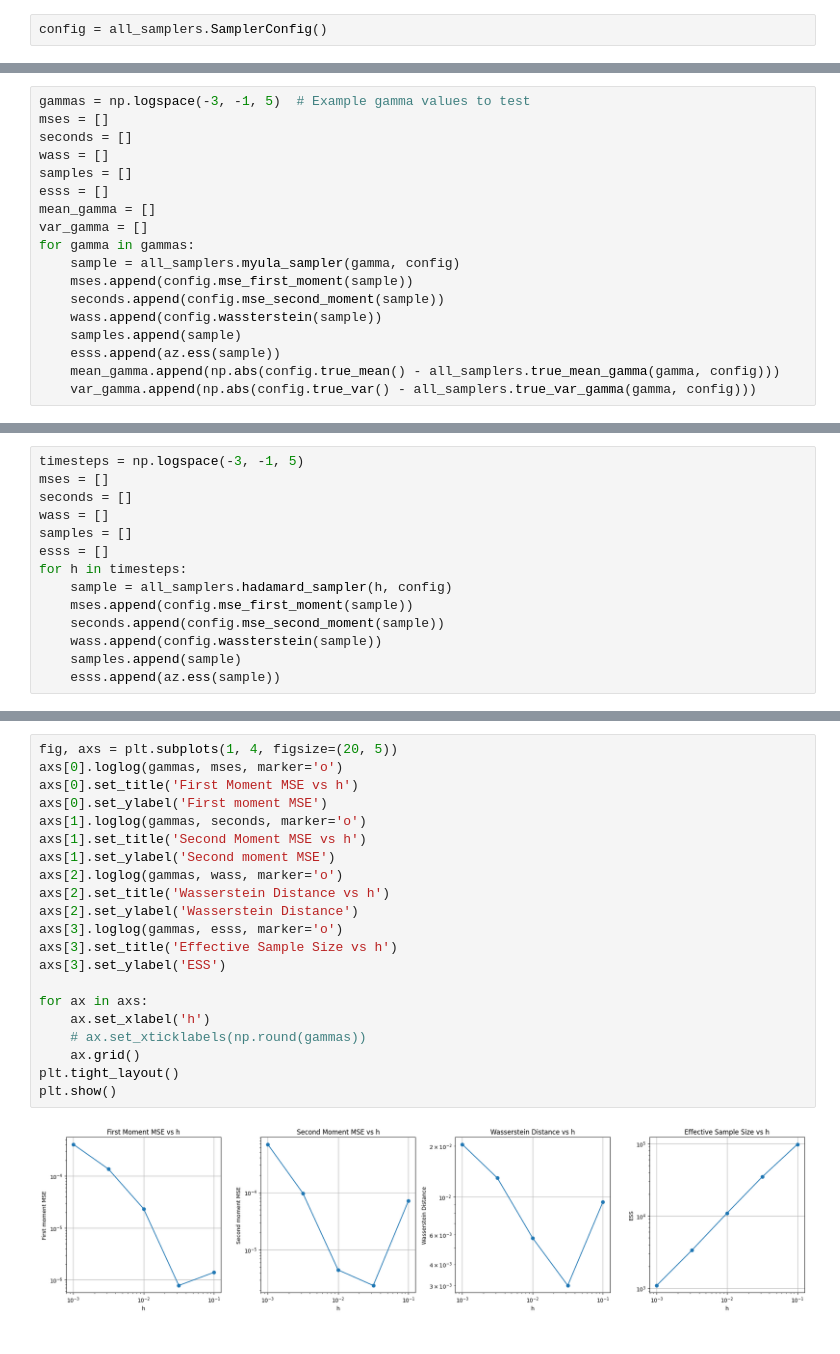
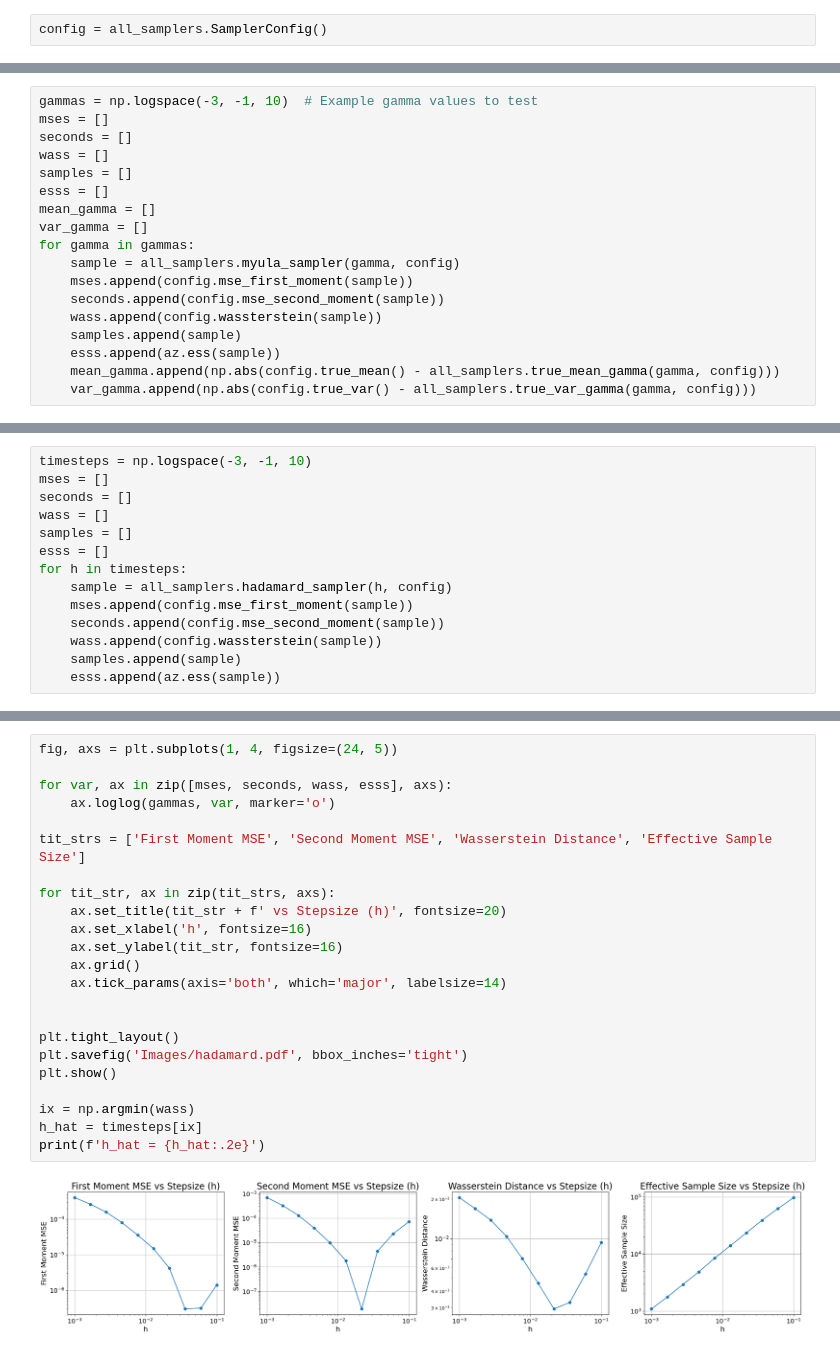
Before and after one commit to triptesh1212/rscam-mcmc-nonsmooth-sampling, a Jupyter notebook: optimise_gamma.ipynb, the cells around one changed output, grey strips where cells are left out. Drawn from its saved outputs; the diff is of its cells as text.

```diff
--- a/optimise_gamma.ipynb
+++ b/optimise_gamma.ipynb
@@ -39,5 +13,5 @@ Done Hadamard sampling
 # %%
-gammas = np.logspace(-3, -1, 5)  # Example gamma values to test
+gammas = np.logspace(-3, -1, 10)  # Example gamma values to test
 mses = []
 seconds = []
 wass = []
@@ -100,5 +72,5 @@ plt.show()
 # %%
-timesteps = np.logspace(-3, -1, 5)
+timesteps = np.logspace(-3, -1, 10)
 mses = []
 seconds = []
 wass = []
@@ -135,23 +86,25 @@ for h in timesteps:
 # %%
-fig, axs = plt.subplots(1, 4, figsize=(20, 5))
-axs[0].loglog(gammas, mses, marker='o')
-axs[0].set_title('First Moment MSE vs h')
-axs[0].set_ylabel('First moment MSE')
-axs[1].loglog(gammas, seconds, marker='o')
-axs[1].set_title('Second Moment MSE vs h')
-axs[1].set_ylabel('Second moment MSE')
-axs[2].loglog(gammas, wass, marker='o')
-axs[2].set_title('Wasserstein Distance vs h')
-axs[2].set_ylabel('Wasserstein Distance')
-axs[3].loglog(gammas, esss, marker='o')
-axs[3].set_title('Effective Sample Size vs h')
-axs[3].set_ylabel('ESS')
+fig, axs = plt.subplots(1, 4, figsize=(24, 5))
 
-for ax in axs:
-    ax.set_xlabel('h')
-    # ax.set_xticklabels(np.round(gammas))
+for var, ax in zip([mses, seconds, wass, esss], axs):
+    ax.loglog(gammas, var, marker='o')
+
+tit_strs = ['First Moment MSE', 'Second Moment MSE', 'Wasserstein Distance', 'Effective Sample Size']
+
+for tit_str, ax in zip(tit_strs, axs):
+    ax.set_title(tit_str + f' vs Stepsize (h)', fontsize=20)
+    ax.set_xlabel('h', fontsize=16)
+    ax.set_ylabel(tit_str, fontsize=16)
     ax.grid()
+    ax.tick_params(axis='both', which='major', labelsize=14)
+
+
 plt.tight_layout()
+plt.savefig('Images/hadamard.pdf', bbox_inches='tight')
 plt.show()
+
+ix = np.argmin(wass)
+h_hat = timesteps[ix]
+print(f'h_hat = {h_hat:.2e}')
 # %% [output]
-[figure, old version]
+[figure, new version]
```
Also changed, not shown: parts of 8 cells of this notebook, 1 other file.
